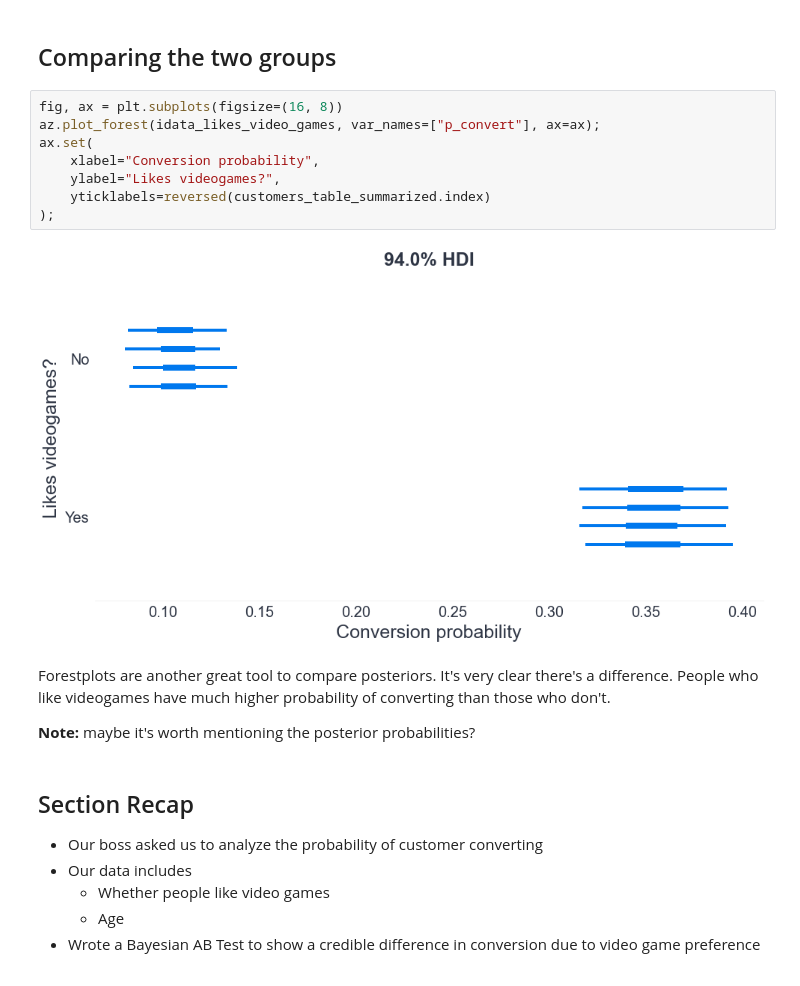
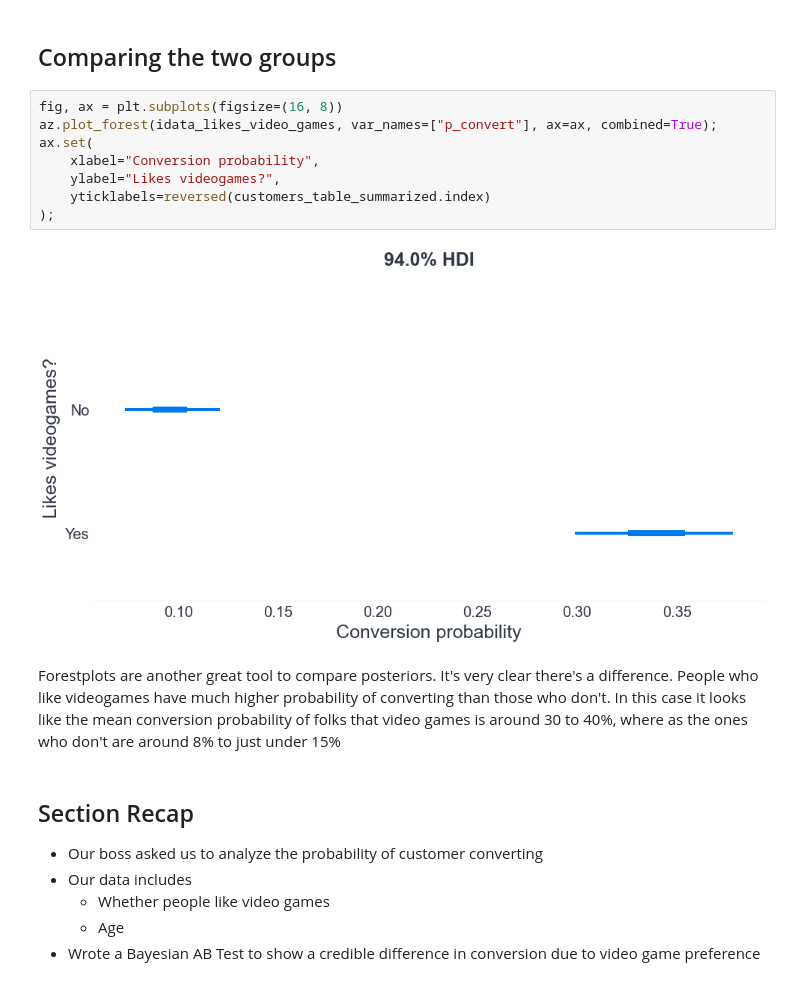
Before and after one commit to tomicapretto/etc, a Jupyter notebook: lesson_code/lesson_04.ipynb, the cells around one changed output. Saved outputs shown, nothing was run; the diff lists cells and outputs as text.

```diff
--- a/lesson_code/lesson_04.ipynb
+++ b/lesson_code/lesson_04.ipynb
@@ -278,18 +278,16 @@ Our sampling looks good, and we can already see from the KDE that the conversion
 ## Comparing the two groups
 # %%
 fig, ax = plt.subplots(figsize=(16, 8))
-az.plot_forest(idata_likes_video_games, var_names=["p_convert"], ax=ax);
+az.plot_forest(idata_likes_video_games, var_names=["p_convert"], ax=ax, combined=True);
 ax.set(
     xlabel="Conversion probability",
     ylabel="Likes videogames?",
     yticklabels=reversed(customers_table_summarized.index)
 );
 # %% [output]
-[figure, old version]
+[figure, new version]
 # %% [markdown]
-Forestplots are another great tool to compare posteriors. It's very clear there's a difference. People who like videogames have much higher probability of converting than those who don't.
-
-**Note:** maybe it's worth mentioning the posterior probabilities?
+Forestplots are another great tool to compare posteriors. It's very clear there's a difference. People who like videogames have much higher probability of converting than those who don't. In this case it looks like the  mean conversion probability of folks that video games is around 30 to 40%, where as the ones who don't are around 8% to just under 15%
 # %% [markdown]
 ## Section Recap
 * Our boss asked us to analyze the probability of customer converting
```
Also changed, not shown: parts of 51 cells of this notebook.
